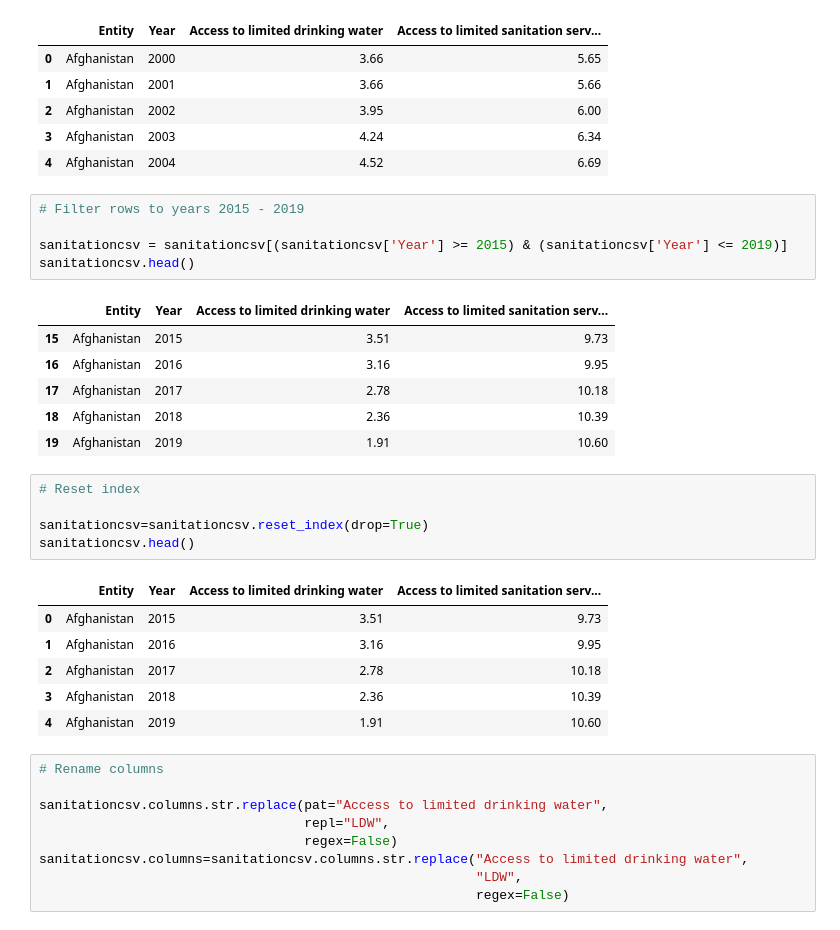
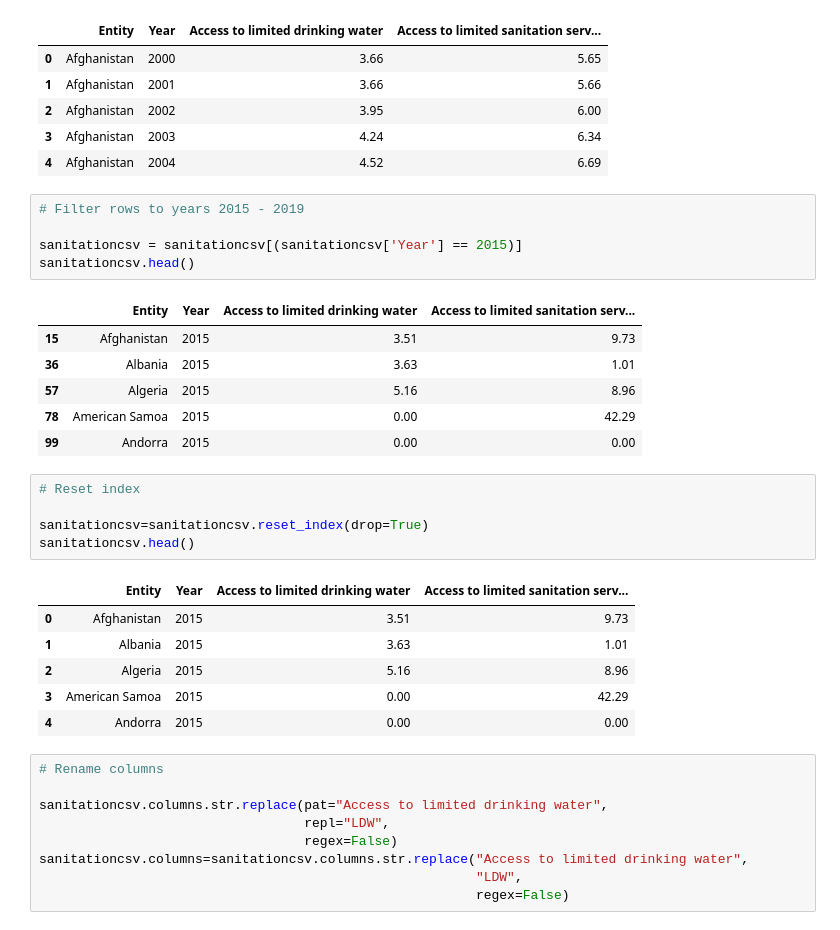
Before and after one commit to Drops-of-Jupyter/PUBPOL542, a Jupyter notebook: Deliverable I.ipynb, the cells around one changed output. Saved outputs shown, nothing was run; the diff lists cells and outputs as text.

```diff
--- a/Deliverable I.ipynb
+++ b/Deliverable I.ipynb
@@ -152,15 +152,15 @@ sanitationcsv.head()
 # %%
 # Filter rows to years 2015 - 2019
 
-sanitationcsv = sanitationcsv[(sanitationcsv['Year'] >= 2015) & (sanitationcsv['Year'] <= 2019)]
+sanitationcsv = sanitationcsv[(sanitationcsv['Year'] == 2015)]
 sanitationcsv.head()
 # %% [output]
 |  | Entity | Year | Access to limited drinking water | Access to limited sanitation serv... |
 | 15 | Afghanistan | 2015 | 3.51 | 9.73 |
-| 16 | Afghanistan | 2016 | 3.16 | 9.95 |
-| 17 | Afghanistan | 2017 | 2.78 | 10.18 |
-| 18 | Afghanistan | 2018 | 2.36 | 10.39 |
-| 19 | Afghanistan | 2019 | 1.91 | 10.60 |
+| 36 | Albania | 2015 | 3.63 | 1.01 |
+| 57 | Algeria | 2015 | 5.16 | 8.96 |
+| 78 | American Samoa | 2015 | 0.00 | 42.29 |
+| 99 | Andorra | 2015 | 0.00 | 0.00 |
 # %%
 # Reset index
 
@@ -169,10 +169,10 @@ sanitationcsv.head()
 # %% [output]
 |  | Entity | Year | Access to limited drinking water | Access to limited sanitation serv... |
 | 0 | Afghanistan | 2015 | 3.51 | 9.73 |
-| 1 | Afghanistan | 2016 | 3.16 | 9.95 |
-| 2 | Afghanistan | 2017 | 2.78 | 10.18 |
-| 3 | Afghanistan | 2018 | 2.36 | 10.39 |
-| 4 | Afghanistan | 2019 | 1.91 | 10.60 |
+| 1 | Albania | 2015 | 3.63 | 1.01 |
+| 2 | Algeria | 2015 | 5.16 | 8.96 |
+| 3 | American Samoa | 2015 | 0.00 | 42.29 |
+| 4 | Andorra | 2015 | 0.00 | 0.00 |
 # %%
 # Rename columns
 
```
Also changed, not shown: parts of 19 cells of this notebook, 1 other file.
